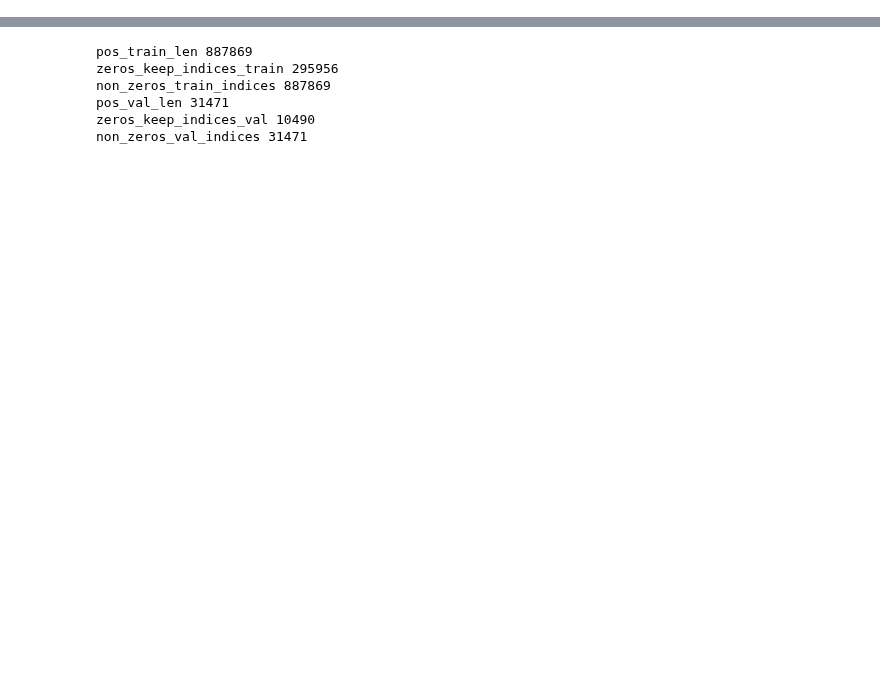
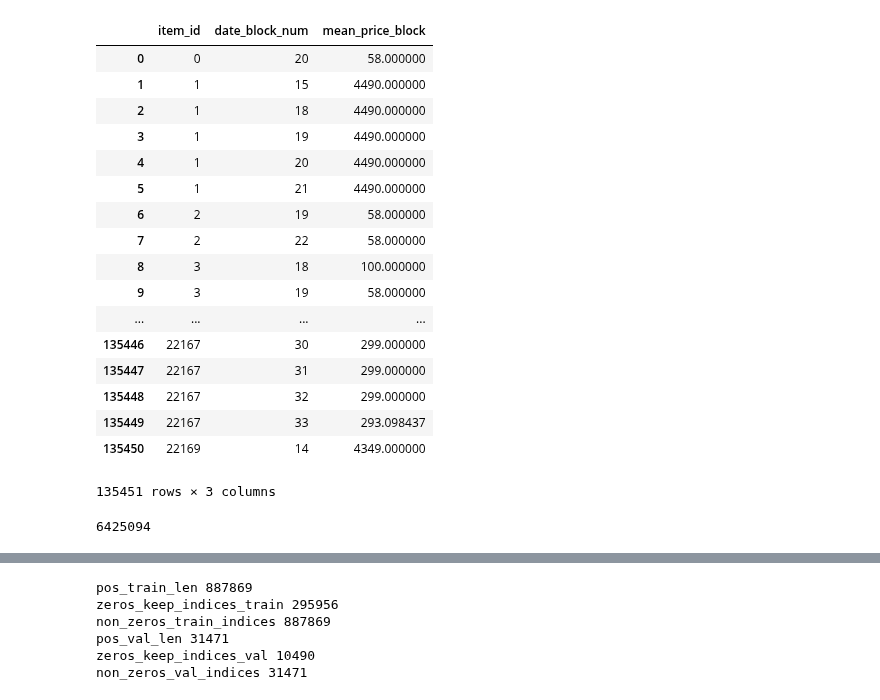
Before and after one commit to stehem/kaggle, a Jupyter notebook: coursera_aml_cds/goddamit3.ipynb, the cells around one changed output, grey strips where cells are left out. Drawn from its saved outputs; the diff is of its cells as text; code cells hidden in the pictures; blank space fills up the shorter version.

```diff
--- a/coursera_aml_cds/goddamit3.ipynb
+++ b/coursera_aml_cds/goddamit3.ipynb
@@ -196,3 +186,24 @@ training['shop_item_max_units_block'] = training.groupby(['shop_id', 'item_id'])
 training['shop_item_min_units_block'] = training.groupby(['shop_id', 'item_id'])['shop_item_block_units']\
         .transform(np.min)
 training['shop_item_minmax_mean'] = training[['shop_item_max_units_block', 'shop_item_min_units_block']].mean(axis=1)
+# %%
+sales_train.groupby(['item_id','date_block_num'],as_index=False)['item_price'].mean().rename(columns={'item_price':'mean_price_block'})
+# %% [output]
+|  | item_id | date_block_num | mean_price_block |
+| 0 | 0 | 20 | 58.000000 |
+| 1 | 1 | 15 | 4490.000000 |
+| 2 | 1 | 18 | 4490.000000 |
+| 3 | 1 | 19 | 4490.000000 |
+| 4 | 1 | 20 | 4490.000000 |
+| 5 | 1 | 21 | 4490.000000 |
+| 6 | 2 | 19 | 58.000000 |
+| 7 | 2 | 22 | 58.000000 |
+| 8 | 3 | 18 | 100.000000 |
+| 9 | 3 | 19 | 58.000000 |
+| ... | ... | ... | ... |
+| 135446 | 22167 | 30 | 299.000000 |
+| 135447 | 22167 | 31 | 299.000000 |
+| 135448 | 22167 | 32 | 299.000000 |
+| 135449 | 22167 | 33 | 293.098437 |
+| 135450 | 22169 | 14 | 4349.000000 |
+135451 rows × 3 columns
@@ -207,3 +239,7 @@ training['shop_item_share_of_shop_units'] = training['shop_item_units'] * 100\
+# %%
+len(training)
+# %% [output]
+6425094
 # %%
 training['shop_share_item_units_comp'] = training['item_units'] * training['shop_share_of_units']
 training['shop_item_units_comp'] = training['item_units'] / training['shop_units']
```
Also changed, not shown: parts of 54 cells of this notebook.
